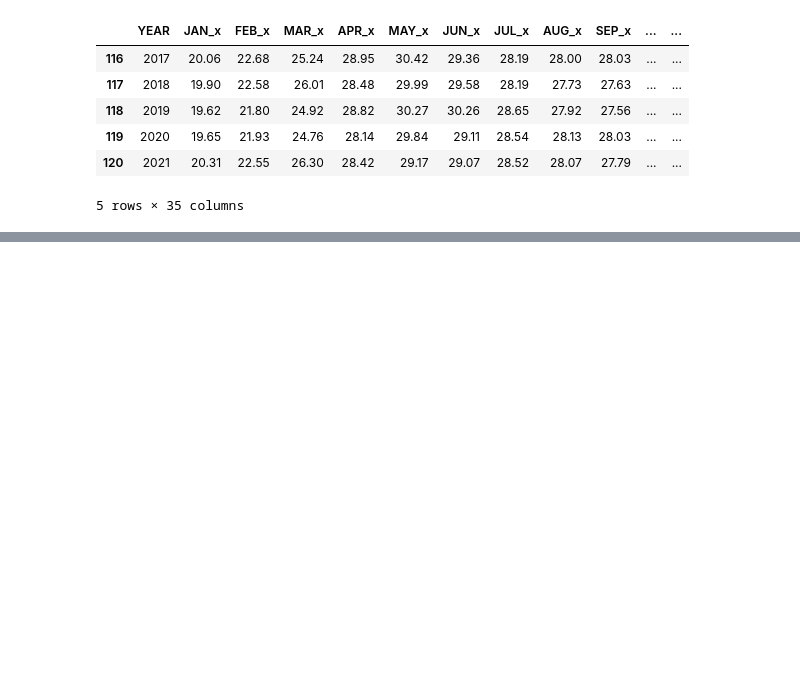
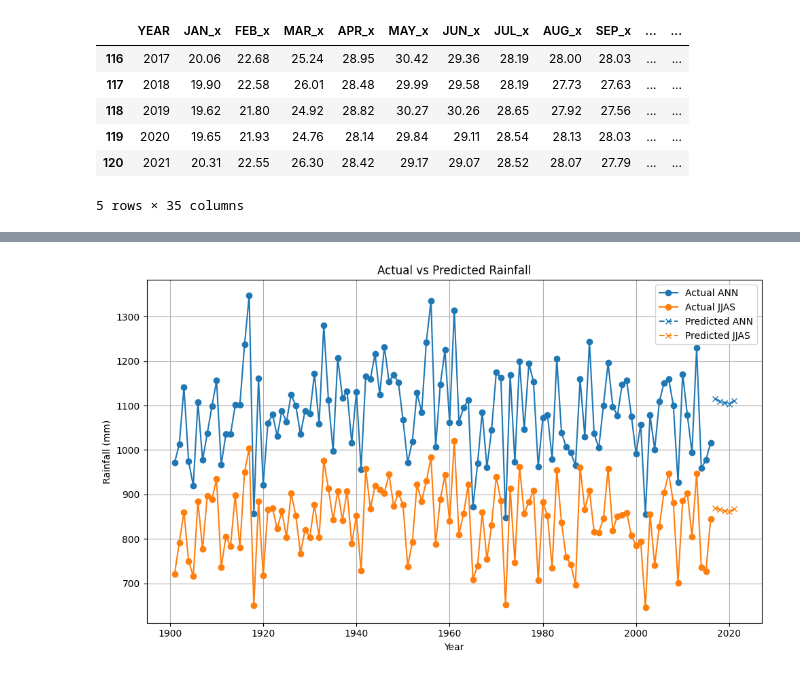
Before and after one commit to Yuvraj-Sankhyan/Monsoon_Rain_Amount_Prediction, a Jupyter notebook: Monsoon__Prediction_.ipynb, the cells around one changed output, grey strips where cells are left out. Saved outputs shown, nothing was run; the diff lists cells and outputs as text; code cells hidden in the pictures; blank space fills up the shorter version.

Commit message:
added some graphs

```diff
--- a/Monsoon__Prediction_.ipynb
+++ b/Monsoon__Prediction_.ipynb
@@ -266,0 +284,35 @@ print(predicted_rain)
+# %%
+import matplotlib.pyplot as plt
+import pandas as pd
+
+# Suppose your merged dataframe (historical) is named df_merged
+# It already contains YEAR, ANN, JJAS for past years
+
+# Create dataframe for predicted future values
+df_future_pred = pd.DataFrame({
+    'YEAR': [2017, 2018, 2019, 2020, 2021],
+    'Predicted_ANN': predicted_rain[:, 0],
+    'Predicted_JJAS': predicted_rain[:, 1]
+})
+
+# Plot both historical and predicted rainfall
+plt.figure(figsize=(10,6))
+
+# Historical data
+plt.plot(df_train['YEAR'], df_train['ANN'], label='Actual ANN', marker='o')
+plt.plot(df_train['YEAR'], df_train['JJAS'], label='Actual JJAS', marker='o')
+
+# Predicted data (future)
+plt.plot(df_future_pred['YEAR'], df_future_pred['Predicted_ANN'], label='Predicted ANN', linestyle='--', color='tab:blue', marker='x')
+plt.plot(df_future_pred['YEAR'], df_future_pred['Predicted_JJAS'], label='Predicted JJAS', linestyle='--', color='tab:orange', marker='x')
+
+# Formatting
+plt.title('Actual vs Predicted Rainfall')
+plt.xlabel('Year')
+plt.ylabel('Rainfall (mm)')
+plt.legend()
+plt.grid(True)
+plt.tight_layout()
+plt.show()
+# %% [output]
+[figure, added]
```
Also changed, not shown: parts of 5 cells of this notebook.
